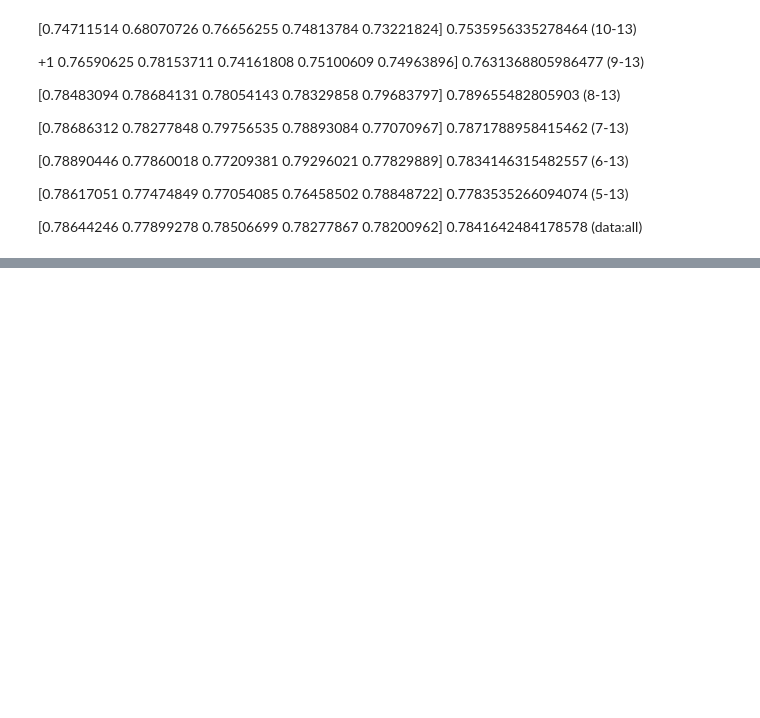
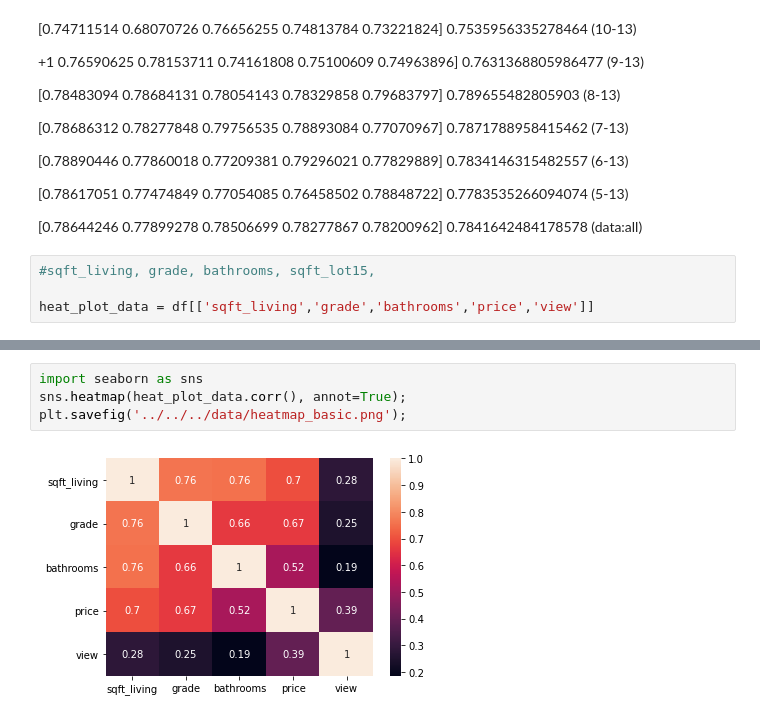
Before and after one commit to Somethingor/bsc-phase-two-project, a Jupyter notebook: notebooks/exploratory/member-1/Regression Andrew.ipynb, the cells around one changed output, grey strips where cells are left out. Cells and saved outputs as stored; diff of their text form; blank space fills up the shorter version.

```diff
--- a/notebooks/exploratory/member-1/Regression Andrew.ipynb
+++ b/notebooks/exploratory/member-1/Regression Andrew.ipynb
@@ -590,3 +611,7 @@ print(y_scale_lr.score(X_train,y_train))
 
 [0.78644246 0.77899278 0.78506699 0.78277867 0.78200962]
 0.7841642484178578 (data:all)
+# %%
+#sqft_living, grade, bathrooms, sqft_lot15,
+
+heat_plot_data = df[['sqft_living','grade','bathrooms','price','view']]
@@ -592,0 +627,6 @@ print(y_scale_lr.score(X_train,y_train))
+# %%
+import seaborn as sns
+sns.heatmap(heat_plot_data.corr(), annot=True);
+plt.savefig('../../../data/heatmap_basic.png');
+# %% [output]
+[figure, added]
```
Also changed, not shown: parts of 3 cells of this notebook, 2 other files.
